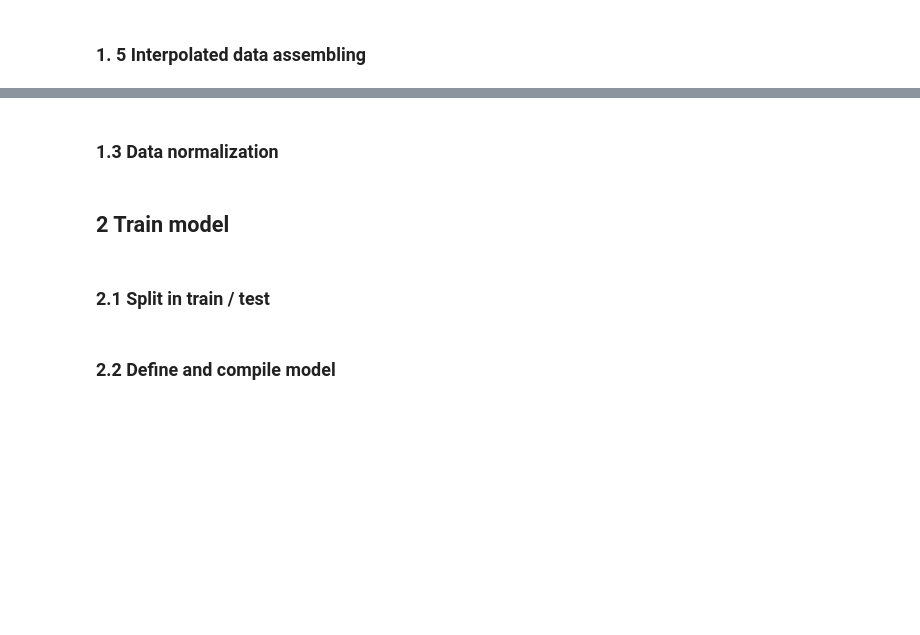
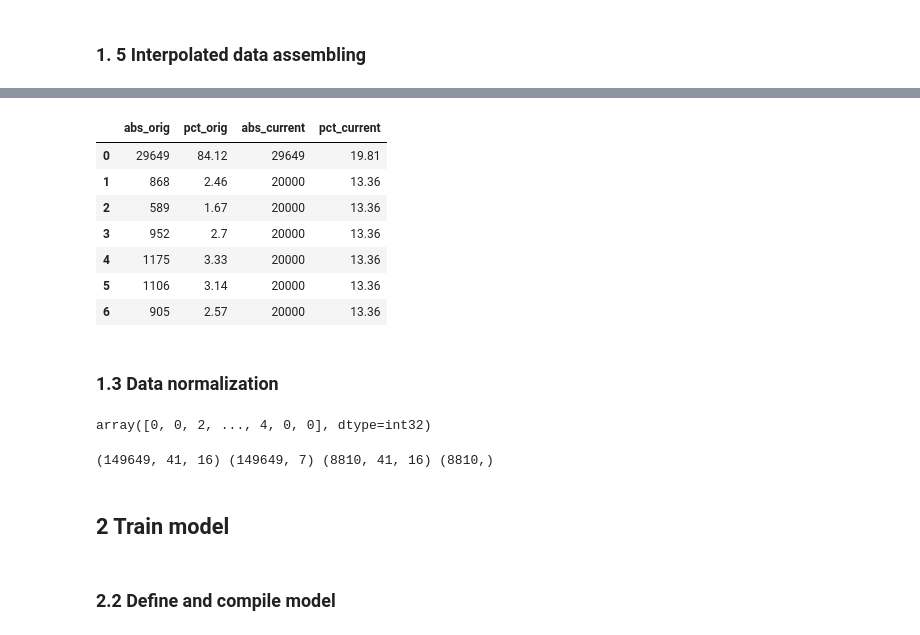
Before and after one commit to chriswegmann/drone_steering, a Jupyter notebook: models/model_gesture_ip.ipynb, the cells around one changed output, grey strips where cells are left out. Drawn from its saved outputs; the diff is of its cells as text; code cells hidden in the pictures; blank space fills up the shorter version.

```diff
--- a/models/model_gesture_interpolation.ipynb
+++ b/models/model_gesture_ip.ipynb
@@ -206,11 +219,28 @@ New number of zero-labels: 1000
+# %%
+dr2.upsample(20000, exceptions=[0])
+dr2.display_information()
+# %% [output]
+|  | abs_orig | pct_orig | abs_current | pct_current |
+| 0 | 29649 | 84.12 | 29649 | 19.81 |
+| 1 | 868 | 2.46 | 20000 | 13.36 |
+| 2 | 589 | 1.67 | 20000 | 13.36 |
+| 3 | 952 | 2.7 | 20000 | 13.36 |
+| 4 | 1175 | 3.33 | 20000 | 13.36 |
+| 5 | 1106 | 3.14 | 20000 | 13.36 |
+| 6 | 905 | 2.57 | 20000 | 13.36 |
 # %% [markdown]
 ### 1.3  Data normalization
+# %%
+dr2.y
+# %% [output]
+array([0, 0, 2, ..., 4, 0, 0], dtype=int32)
 # %%
-gt = GestureTransformer(feature_names = list(de.LabelGenerators[0].feature_names),byrow=True)
-X = gt.transform(dr.X)
-y = to_categorical(dr.y)
+gt = GestureTransformer(feature_names = list(de.feature_names),byrow=True)
+X_train = gt.transform(dr2.X)
+y_train = to_categorical(dr2.y)
+print(X_train.shape, y_train.shape, X_test.shape, y_test.shape)
+# %% [output]
+(149649, 41, 16) (149649, 7) (8810, 41, 16) (8810,)
 # %% [markdown]
 ## 2 Train model
-# %% [markdown]
-### 2.1  Split in train / test
 # %%
```
Also changed, not shown: parts of 21 cells of this notebook.
